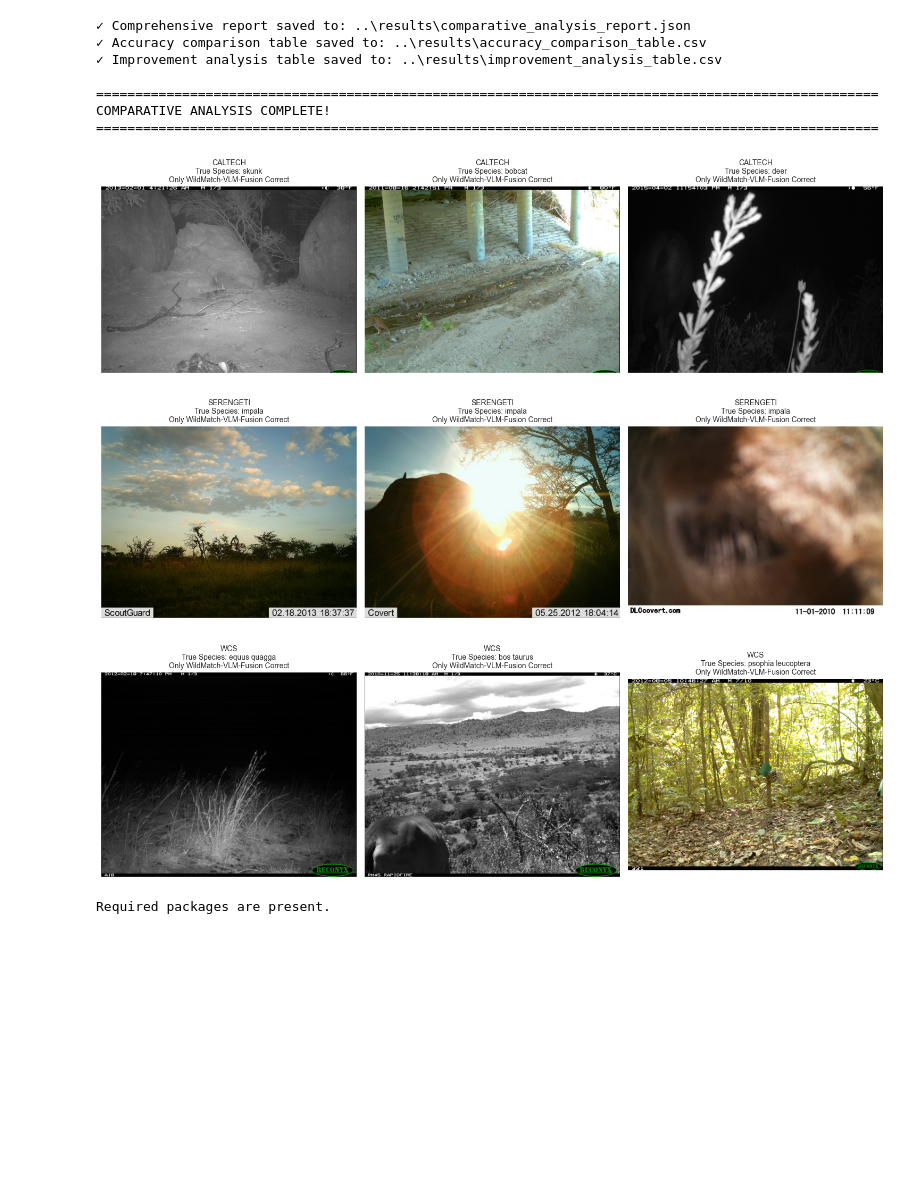
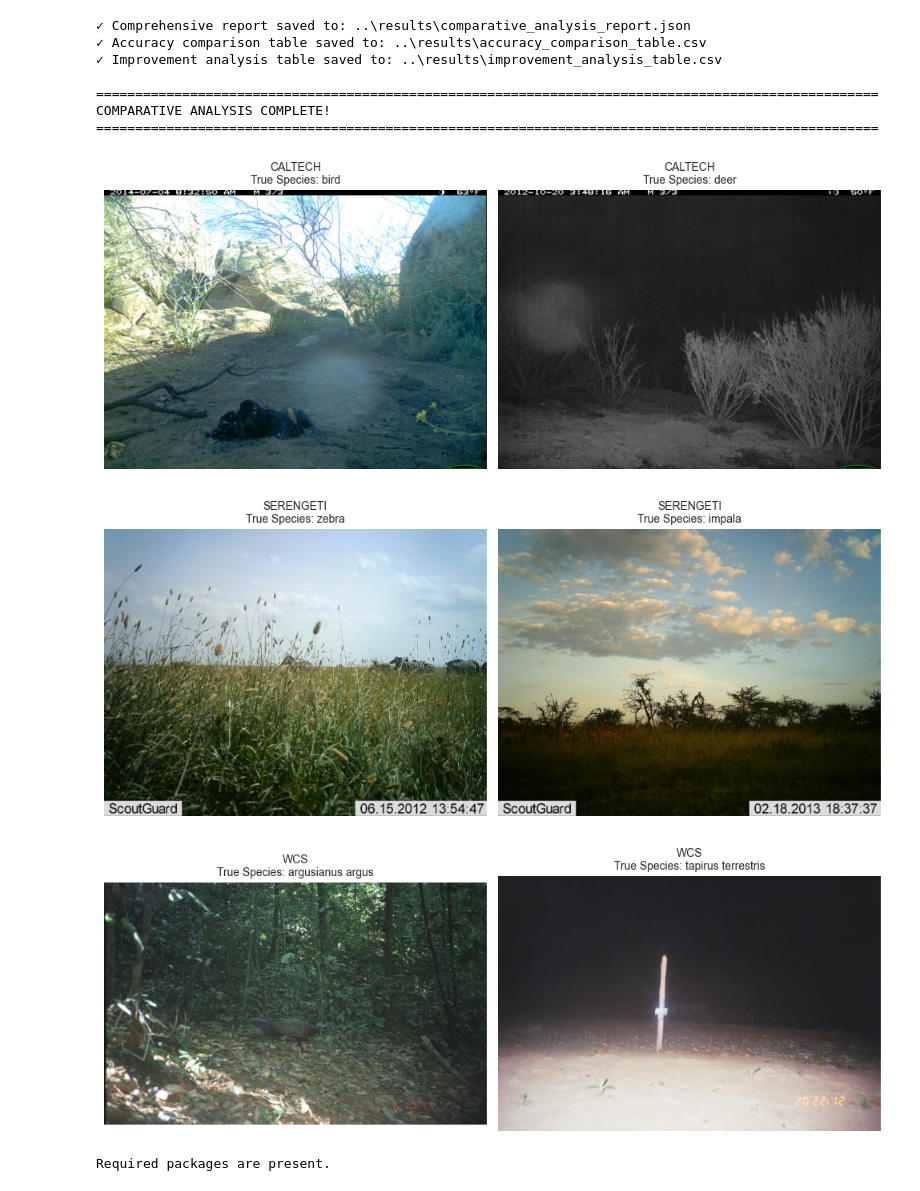
Before and after one commit to LuizAlencar17/WildMatch, a Jupyter notebook: code/metrics.ipynb, the cells around one changed output. Drawn from its saved outputs; the diff is of its cells as text; code cells hidden in the pictures; blank space fills up the shorter version.

```diff
--- a/code/metrics.ipynb
+++ b/code/metrics.ipynb
@@ -529,0 +392,6 @@ Accuracy distribution across datasets - Full
+# %%
+        ax = sns.boxplot(x='Dataset', y='Accuracy', hue='Model', data=sub, palette='Set2', linewidth=1.0)
+        # overlay individual points (jittered) for visibility
+        sns.stripplot(x='Dataset', y='Accuracy', hue='Model', data=sub, dodge=True, jitter=True, size=5, palette='Set2', edgecolor='gray', alpha=0.8, legend=False)
+        # Keep legend visible with transparency
+        ax.legend(title='Model', fontsize=legend_fs, title_fontsize=legend_title_fs, loc='best', framealpha=0.5)
@@ -851,38 +726,38 @@ for dataset in ['caltech', 'serengeti', 'WCS']:
 
         # Rename columns for clarity
         merged.columns = ['image_path', 'correct_baseline', 'true_species', 'correct_clip_fusion', 'correct_blip', 'correct_clip']
 
         # Filter for cases where only WildMatch-VLM-Fusion is correct
         filtered = merged[
             (merged['correct_clip_fusion'] == True) &
             (merged['correct_baseline'] == False) &
             (merged['correct_blip'] == False) &
             (merged['correct_clip'] == False)
         ]
 
         # Select up to 3 examples
-        selected = filtered.sample(n=3)
+        selected = filtered.sample(n=2)
 
         if len(selected) > 0:
             fig, axes = plt.subplots(1, len(selected), figsize=(5*len(selected), 5))
             if len(selected) == 1:
                 axes = [axes]
 
             for i, (_, row) in enumerate(selected.iterrows()):
                 img_path =f"../{row['image_path']}"
                 img = mpimg.imread(str(img_path))
                 axes[i].imshow(img)
-                axes[i].set_title(f"{dataset.upper()}\nTrue Species: {row['true_species']}\nOnly WildMatch-VLM-Fusion Correct", fontsize=10)
+                axes[i].set_title(f"{dataset.upper()}\nTrue Species: {row['true_species']}", fontsize=10)
                 axes[i].axis('off')
 
             plt.tight_layout()
             plt.show()
         else:
             print(f"No examples found for {dataset} where only WildMatch-VLM-Fusion is correct.")
 # %% [output]
-[figure, old version]
+[figure, new version]
-[figure, old version]
+[figure, new version]
-[figure, old version]
+[figure, new version]
 # %%
 import subprocess
 import sys
```
Also changed, not shown: parts of 3 cells of this notebook, 5 other files.
